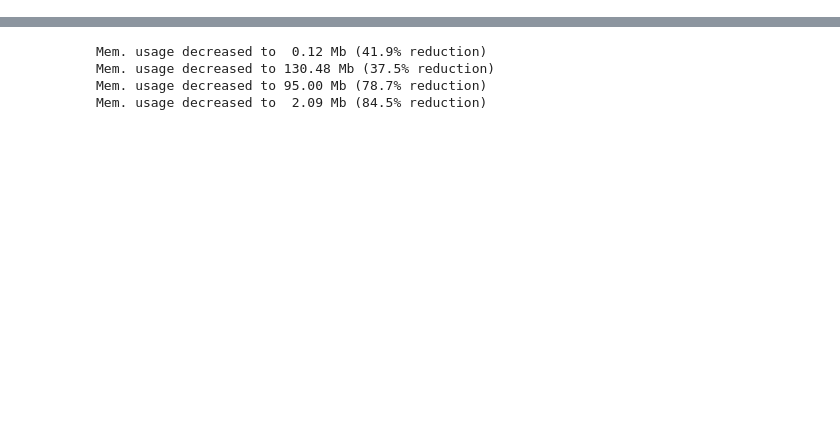
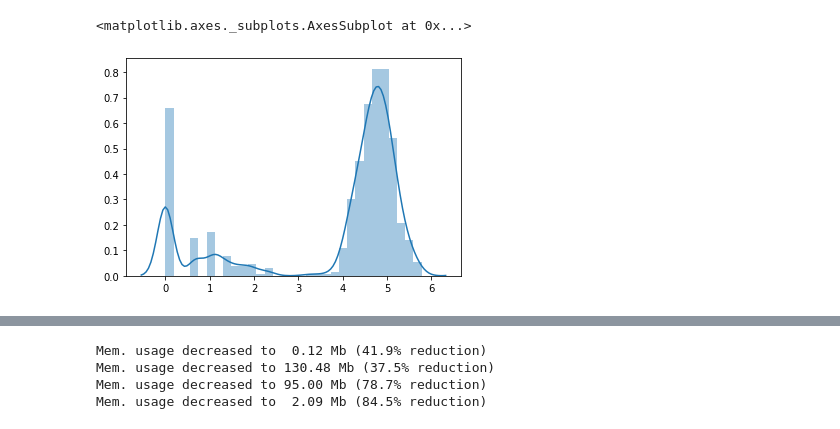
Before and after one commit to Relevation-143/Deep-Time-Series-Prediction, a Jupyter notebook: m5-wavenet.ipynb, the cells around one changed output, grey strips where cells are left out. Cells and saved outputs as stored; diff of their text form; code cells hidden in the pictures; blank space fills up the shorter version.

```diff
--- a/m5-wavenet.ipynb
+++ b/m5-wavenet.ipynb
@@ -16,0 +25,13 @@ import seaborn as sns
+# %%
+TOTAL_DAYS = 1913 + 28 * 2
+ENC_LEN = 28
+DEC_LEN = 28
+MAX_LAGS = 28
+TRAIN_LAST_DAY = 1913
+FIRST_DAY = datetime(2011, 1, 29)
+FORECAST_DAY = datetime(2016,4, 25)
+
+CAL_DTYPES={"event_name_1": "category", "event_name_2": "category", "event_type_1": "category",
+         "event_type_2": "category", "weekday": "category", 'wm_yr_wk': 'int16', "wday": "int16",
+        "month": "int16", "year": "int16", "snap_CA": "int16", 'snap_TX': 'int16', 'snap_WI': 'int16' }
+PRICE_DTYPES = {"store_id": "category", "item_id": "category", "wm_yr_wk": "int16","sell_price":"float32" }
@@ -16,0 +97,2 @@ import seaborn as sns
+# %%
+xy, price, calendar = DataLoader("./data").load()
@@ -16,0 +116,6 @@ import seaborn as sns
+# %%
+xy = xy.values
+start_sell = np.argmin((xy == 0).values, axis=1)
+xy_not_sell = np.zeros_like(xy)
+for row, start in enumerate(start_sell):
+    xy_not_sell[row][:start] = 1
@@ -16,0 +124,5 @@ import seaborn as sns
+# %%
+sns.distplot(np.log1p(xy)[7022, :-50])
+# %% [output]
+<matplotlib.axes._subplots.AxesSubplot at 0x...>
+[figure, added]
```
Also changed, not shown: parts of 26 cells of this notebook.
